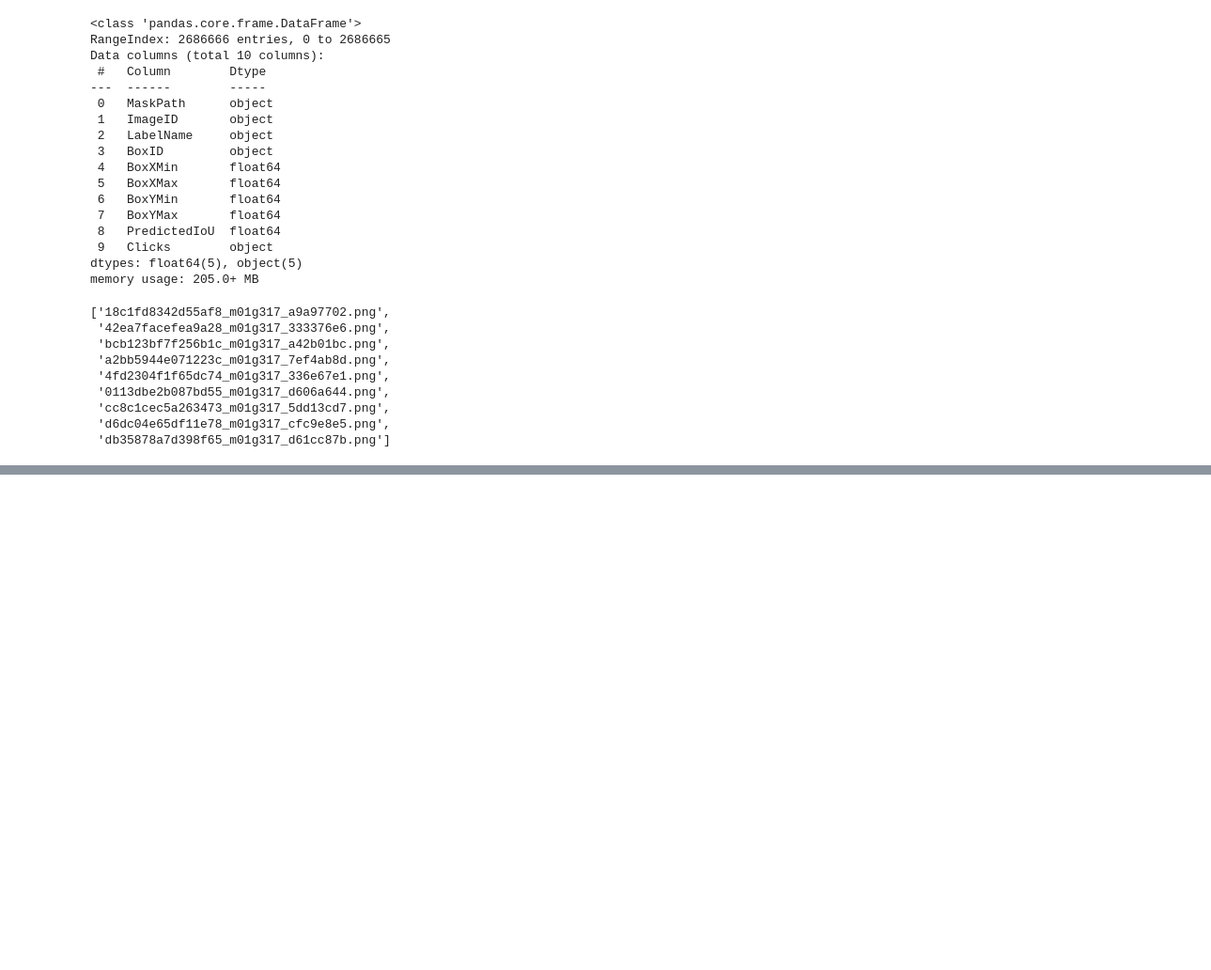
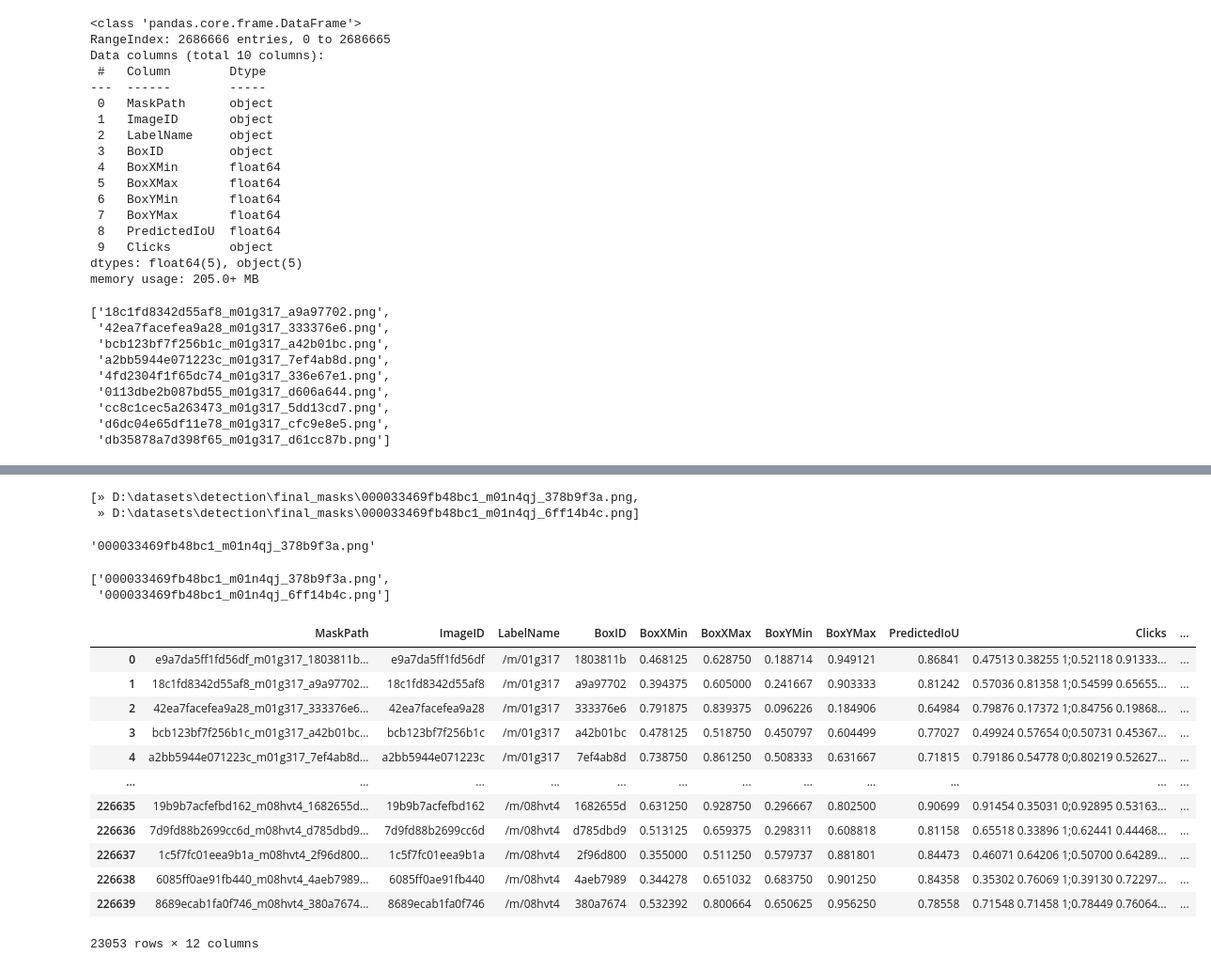
Before and after one commit to faetefilho/artificial-intelligence-portfolio-of-small-projects, a Jupyter notebook: portfolio/multi-object-instance-segmentation-and-other-applications/multi-object-instance-segmentation.ipynb, the cells around one changed output, grey strips where cells are left out. Shown: that part at 94% size. Drawn from its saved outputs; the diff is of its cells as text; code cells hidden in the pictures; blank space fills up the shorter version.

```diff
--- a/portfolio/multi-object-instance-segmentation-and-other-applications/multi-object-instance-segmentation.ipynb
+++ b/portfolio/multi-object-instance-segmentation-and-other-applications/multi-object-instance-segmentation.ipynb
@@ -109,0 +233,9 @@ subset_masks[1:10]
+# %%
+masks[0:2]
+# %% [output]
+[» D:\datasets\detection\final_masks\000033469fb48bc1_m01n4qj_378b9f3a.png,
+ » D:\datasets\detection\final_masks\000033469fb48bc1_m01n4qj_6ff14b4c.png]
+# %%
+os.path.basename(masks[0])
+# %% [output]
+'000033469fb48bc1_m01n4qj_378b9f3a.png'
@@ -109,0 +244,21 @@ subset_masks[1:10]
+# %%
+masks[0:2]
+# %% [output]
+['000033469fb48bc1_m01n4qj_378b9f3a.png',
+ '000033469fb48bc1_m01n4qj_6ff14b4c.png']
+# %%
+subset_data
+# %% [output]
+|  | MaskPath | ImageID | LabelName | BoxID | BoxXMin | BoxXMax | BoxYMin | BoxYMax | PredictedIoU | Clicks | ... |
+| 0 | e9a7da5ff1fd56df_m01g317_1803811b... | e9a7da5ff1fd56df | /m/01g317 | 1803811b | 0.468125 | 0.628750 | 0.188714 | 0.949121 | 0.86841 | 0.47513 0.38255 1;0.52118 0.91333... | ... |
+| 1 | 18c1fd8342d55af8_m01g317_a9a97702... | 18c1fd8342d55af8 | /m/01g317 | a9a97702 | 0.394375 | 0.605000 | 0.241667 | 0.903333 | 0.81242 | 0.57036 0.81358 1;0.54599 0.65655... | ... |
+| 2 | 42ea7facefea9a28_m01g317_333376e6... | 42ea7facefea9a28 | /m/01g317 | 333376e6 | 0.791875 | 0.839375 | 0.096226 | 0.184906 | 0.64984 | 0.79876 0.17372 1;0.84756 0.19868... | ... |
+| 3 | bcb123bf7f256b1c_m01g317_a42b01bc... | bcb123bf7f256b1c | /m/01g317 | a42b01bc | 0.478125 | 0.518750 | 0.450797 | 0.604499 | 0.77027 | 0.49924 0.57654 0;0.50731 0.45367... | ... |
+| 4 | a2bb5944e071223c_m01g317_7ef4ab8d... | a2bb5944e071223c | /m/01g317 | 7ef4ab8d | 0.738750 | 0.861250 | 0.508333 | 0.631667 | 0.71815 | 0.79186 0.54778 0;0.80219 0.52627... | ... |
+| ... | ... | ... | ... | ... | ... | ... | ... | ... | ... | ... | ... |
+| 226635 | 19b9b7acfefbd162_m08hvt4_1682655d... | 19b9b7acfefbd162 | /m/08hvt4 | 1682655d | 0.631250 | 0.928750 | 0.296667 | 0.802500 | 0.90699 | 0.91454 0.35031 0;0.92895 0.53163... | ... |
+| 226636 | 7d9fd88b2699cc6d_m08hvt4_d785dbd9... | 7d9fd88b2699cc6d | /m/08hvt4 | d785dbd9 | 0.513125 | 0.659375 | 0.298311 | 0.608818 | 0.81158 | 0.65518 0.33896 1;0.62441 0.44468... | ... |
+| 226637 | 1c5f7fc01eea9b1a_m08hvt4_2f96d800... | 1c5f7fc01eea9b1a | /m/08hvt4 | 2f96d800 | 0.355000 | 0.511250 | 0.579737 | 0.881801 | 0.84473 | 0.46071 0.64206 1;0.50700 0.64289... | ... |
+| 226638 | 6085ff0ae91fb440_m08hvt4_4aeb7989... | 6085ff0ae91fb440 | /m/08hvt4 | 4aeb7989 | 0.344278 | 0.651032 | 0.683750 | 0.901250 | 0.84358 | 0.35302 0.76069 1;0.39130 0.72297... | ... |
+| 226639 | 8689ecab1fa0f746_m08hvt4_380a7674... | 8689ecab1fa0f746 | /m/08hvt4 | 380a7674 | 0.532392 | 0.800664 | 0.650625 | 0.956250 | 0.78558 | 0.71548 0.71458 1;0.78449 0.76064... | ... |
+23053 rows × 12 columns
```
Also changed, not shown: parts of 28 cells of this notebook.
